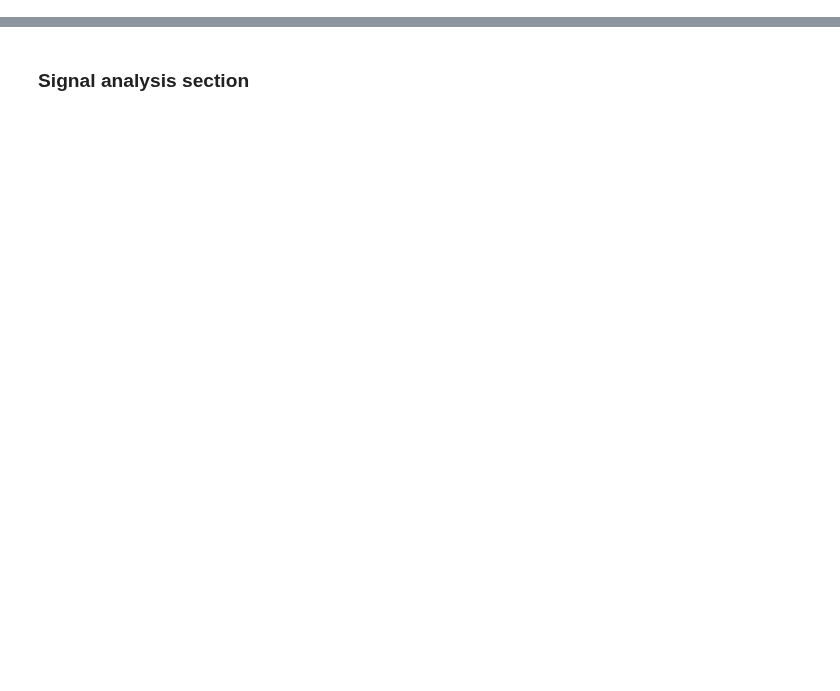
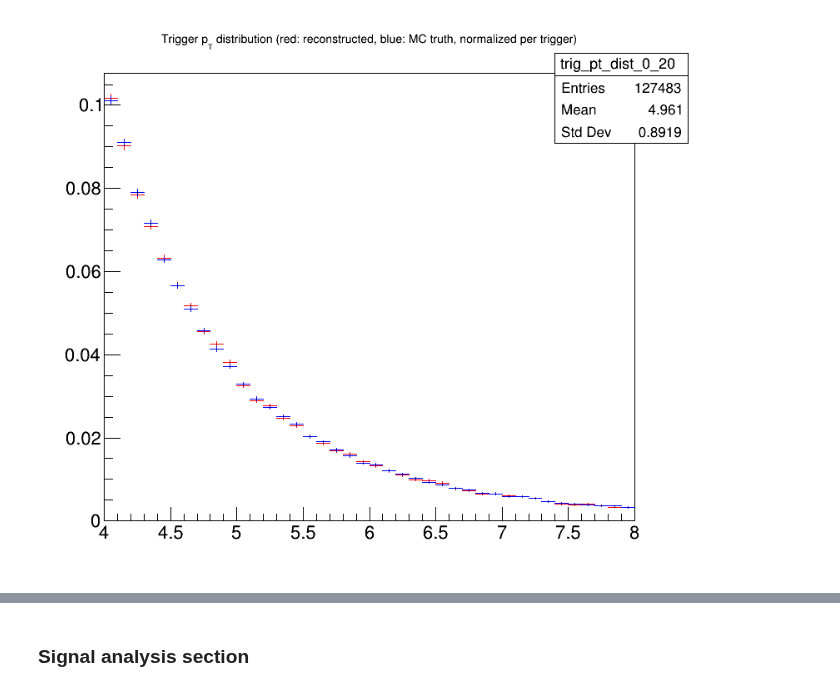
Before and after one commit to rhanniga/lambda-over-hadron, a Jupyter notebook: mc/offline/v0_closure_test.ipynb, the cells around one changed output, grey strips where cells are left out. Cells and saved outputs as stored; diff of their text form; code cells hidden in the pictures; blank space fills up the shorter version.

Commit message:
changed trigger eff

```diff
--- a/mc/offline/v0_closure_test.ipynb
+++ b/mc/offline/v0_closure_test.ipynb
@@ -117,8 +130,9 @@ trig_pt_dist_0_20_highest_pt.Scale(1/num_trigs_0_20_highest_pt)
 # %%
-trig_pt_dist_0_20.SetTitle("Trigger p_{T} distribution (red: all, blue:highest, normalized)")
+trig_pt_dist_0_20.SetTitle("Trigger p_{T} distribution (red: reconstructed, blue: MC truth, normalized per trigger)")
 trig_pt_dist_0_20.Draw()
-trig_pt_dist_0_20_highest_pt.SetLineColor(rt.kBlue)
-trig_pt_dist_0_20_highest_pt.Draw("SAME")
+trig_pt_dist_0_20_mc.Draw("SAME")
 c.Draw()
+# %% [output]
+[figure, added]
 # %%
 trig_eta_dist_0_20.Draw()
```
Also changed, not shown: parts of 48 cells of this notebook, 3 other files.
